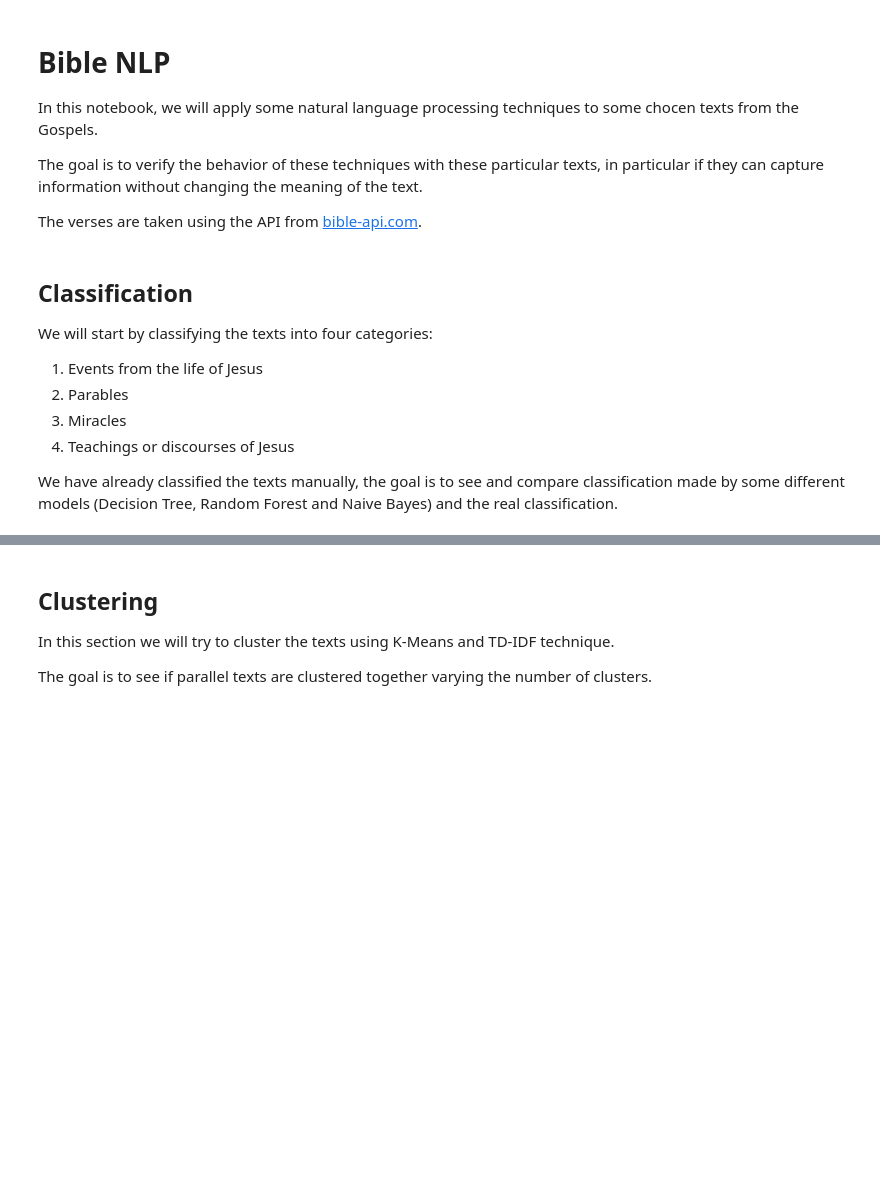
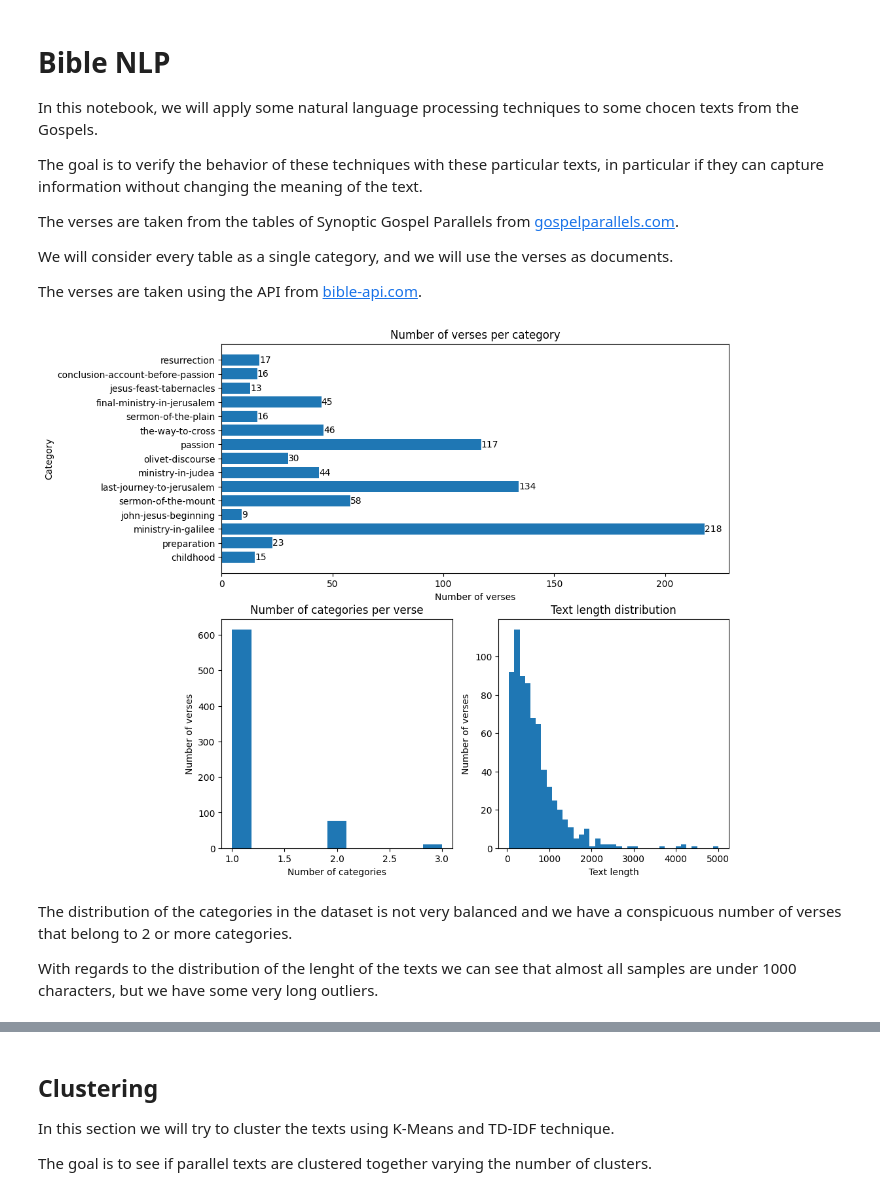
Before and after one commit to rik1599/advanced-data-science-2023, a Jupyter notebook: bible-nlp/bible-nlp.ipynb, the cells around one changed output, grey strips where cells are left out. Saved outputs shown, nothing was run; the diff lists cells and outputs as text; code cells hidden in the pictures; blank space fills up the shorter version.

```diff
--- a/bible-nlp/bible-nlp.ipynb
+++ b/bible-nlp/bible-nlp.ipynb
@@ -5,6 +7,10 @@ In this notebook, we will apply some natural language processing techniques to s
 
 The goal is to verify the behavior of these techniques with these particular texts, in particular if they can capture information without changing the meaning of the text.
 
+The verses are taken from the tables of Synoptic Gospel Parallels from [gospelparallels.com](https://www.gospelparallels.com/index.html).
+
+We will consider every table as a single category, and we will use the verses as documents.
+
 The verses are taken using the API from [bible-api.com](https://bible-api.com).
 # %%
 import time
@@ -83,11 +78,44 @@ def load_categories(path_to_save: str, path_to_dataset: str):
-# %% [markdown]
-## Classification
-
-We will start by classifying the texts into four categories:
-
-1. Events from the life of Jesus
-2. Parables
-3. Miracles
-4. Teachings or discourses of Jesus
-
-We have already classified the texts manually, the goal is to see and compare classification made by some different models (Decision Tree, Random Forest and Naive Bayes) and the real classification.
+# %%
+import os
+import pandas as pd
+
+if not os.path.exists('data/verses.csv'):
+    load_dataset('data/verses.csv', 'data/verses')
+
+verses_df = pd.read_csv('data/verses.csv', sep=',', encoding='utf-8')
+verses_df['category'] = verses_df['category'].apply(lambda x: list(x.split(';')))
+# %%
+from collections import defaultdict
+import matplotlib.pyplot as plt
+
+category_verses = defaultdict(int)
+for categories in verses_df['category']:
+    for category in categories:
+        category_verses[category] += 1
+
+categories = list(category_verses.keys())
+
+verses_category = {}
+texts_length = {}
+for _, row in verses_df.iterrows():
+    verses_category[row['verse']] = len(row['category'])
+    texts_length[row['verse']] = len(row['text'])
+
+_, axd = plt.subplot_mosaic([['upper', 'upper'], ['lower left', 'lower right']], figsize=(10, 10))
+
+bars = axd['upper'].barh(categories, list(category_verses.values()))
+axd['upper'].bar_label(bars)
+axd['upper'].set(xlabel='Number of verses', ylabel='Category', title='Number of verses per category')
+
+axd['lower left'].hist(list(verses_category.values()), bins='auto')
+axd['lower left'].set(xlabel='Number of categories', ylabel='Number of verses', title='Number of categories per verse')
+
+axd['lower right'].hist(list(texts_length.values()), bins='auto')
+axd['lower right'].set(xlabel='Text length', ylabel='Number of verses', title='Text length distribution')
+plt.show()
+# %% [output]
+[figure, added]
+# %% [markdown]
+The distribution of the categories in the dataset is not very balanced and we have a conspicuous number of verses that belong to 2 or more categories.
+
+With regards to the distribution of the lenght of the texts we can see that almost all samples are under 1000 characters, but we have some very long outliers.
```
Also changed, not shown: parts of 37 cells of this notebook, 5 other files.
